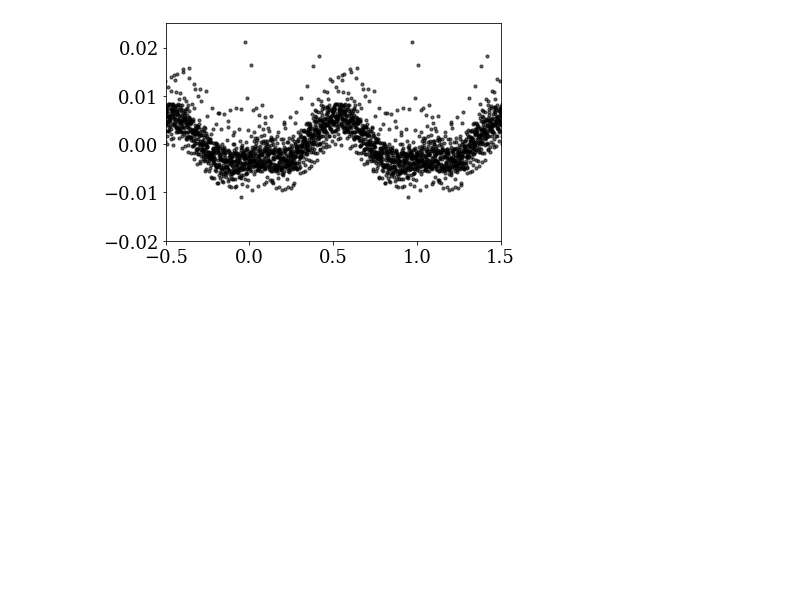
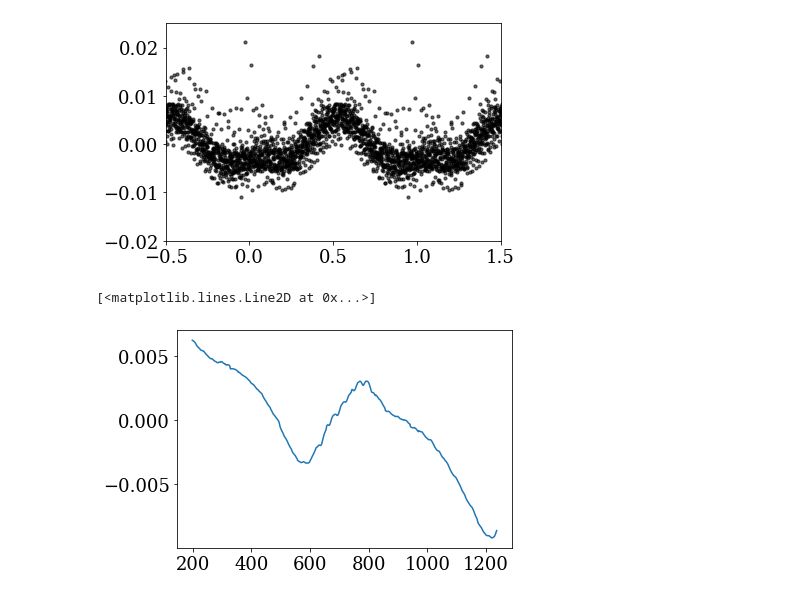
Before and after one commit to jradavenport/gj1243_10yrs, a Jupyter notebook: ffi_lc.ipynb, the cells around one changed output. Drawn from its saved outputs; the diff is of its cells as text; code cells hidden in the pictures; blank space fills up the shorter version.

```diff
--- a/ffi_lc.ipynb
+++ b/ffi_lc.ipynb
@@ -148,3 +148,9 @@ plt.ylim(-0.02,0.025)
 # %% [output]
 (-0.02, 0.025)
 [figure]
+# %%
+smo = pd.Series(data.psf_flux[q]/np.median(data.psf_flux[q])-1).rolling(200).mean()
+plt.plot(smo)
+# %% [output]
+[<matplotlib.lines.Line2D at 0x...>]
+[figure, added]
```
Also changed, not shown: parts of 18 cells of this notebook.
